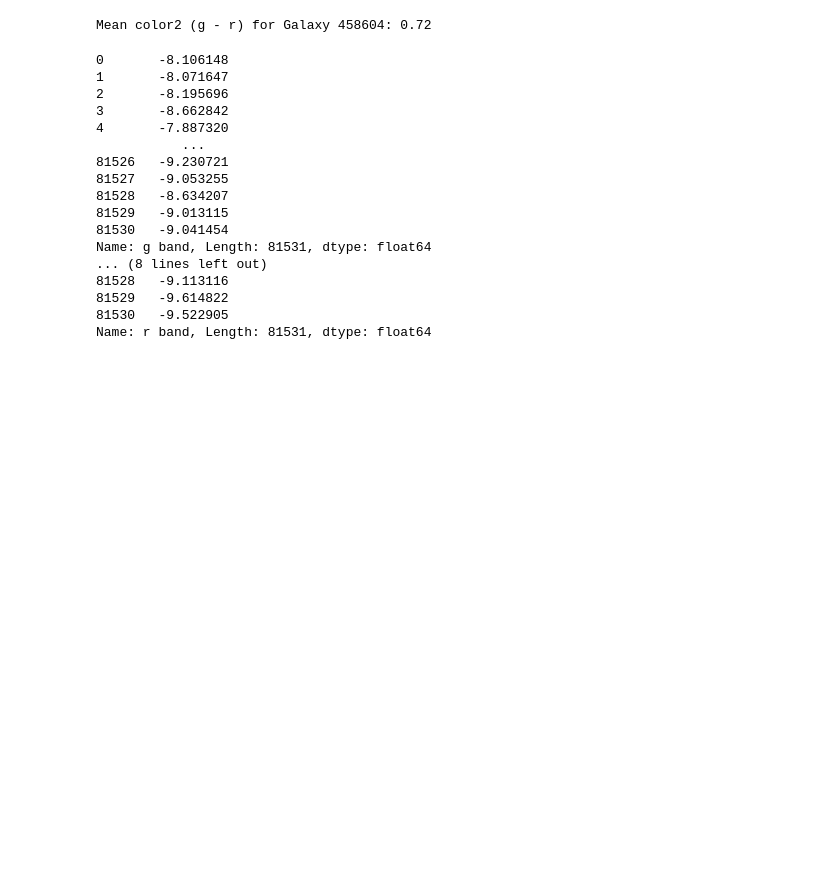
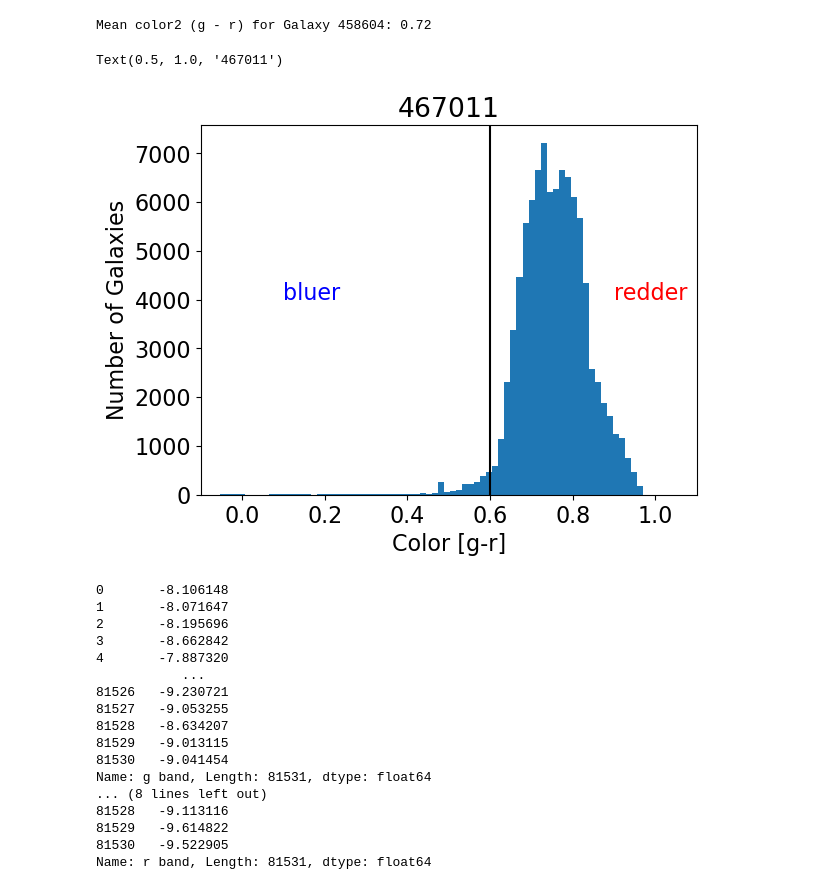
Before and after one commit to Op173/CFR-2025, a Jupyter notebook: Astro/Blank/6 - Simulated Galaxies Pt1.ipynb, the cells around one changed output. Cells and saved outputs as stored; diff of their text form; code cells hidden in the pictures; blank space fills up the shorter version.

```diff
--- a/Astro/Blank/6 - Simulated Galaxies Pt1.ipynb
+++ b/Astro/Blank/6 - Simulated Galaxies Pt1.ipynb
@@ -226,6 +253,27 @@ Name: g band, Length: 93836, dtype: float64
 Name: r band, Length: 93836, dtype: float64
 [figure]
 Mean color2 (g - r) for Galaxy 458604: 0.72
+# %%
+# galaxy 2
+
+# grab the columns we want
+r2 = data2['r band']
+g2 = data2['g band']
+
+# calculate the color
+color2 = g2 - r2
+
+plt.hist(color2, bins=100)
+plt.axvline(0.6, color='black')
+plt.annotate('bluer', (0.1, 4000), color='blue', fontsize=16)
+plt.annotate('redder', (.9, 4000), color='red', fontsize=16)
+plt.xlim(-.1, 1.1)
+plt.xlabel('Color [g-r]')
+plt.ylabel('Number of Galaxies')
+plt.title('467011')
+# %% [output]
+Text(0.5, 1.0, '467011')
+[figure, added]
 # %%
 # galaxy 3
 
```
Also changed, not shown: parts of 5 cells of this notebook.
